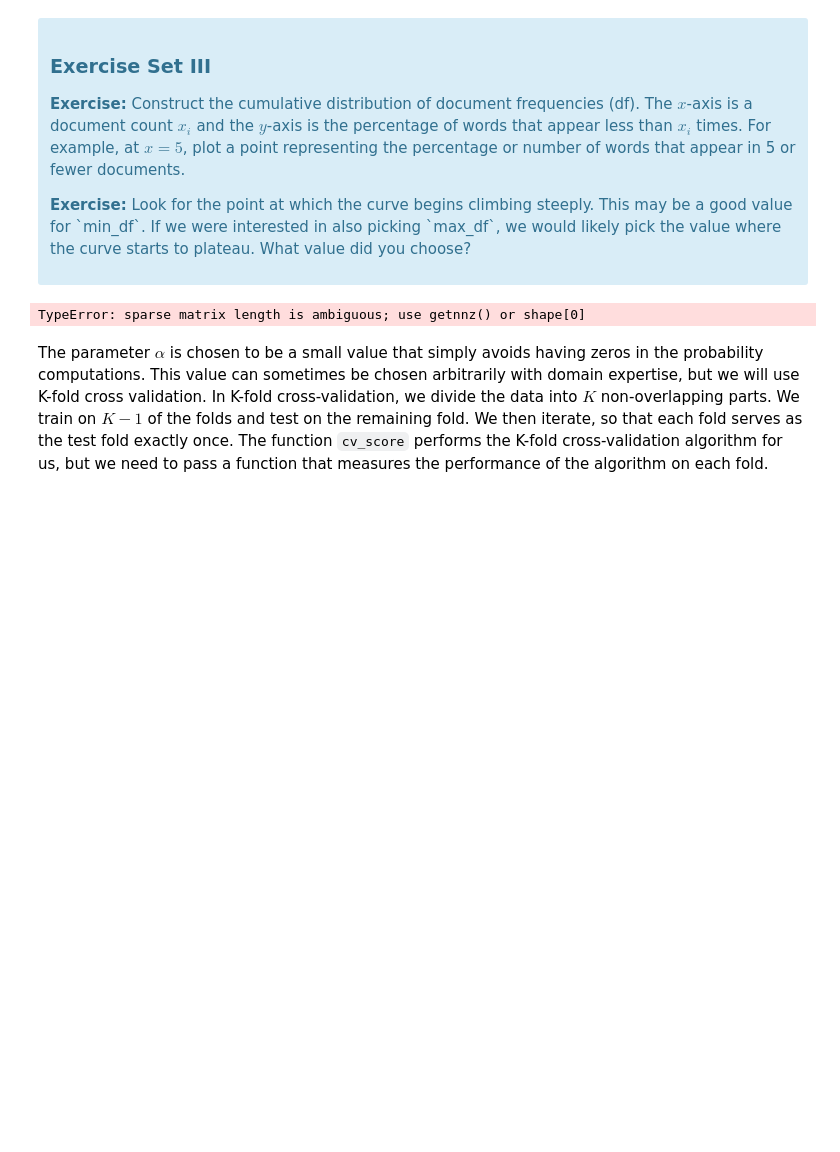
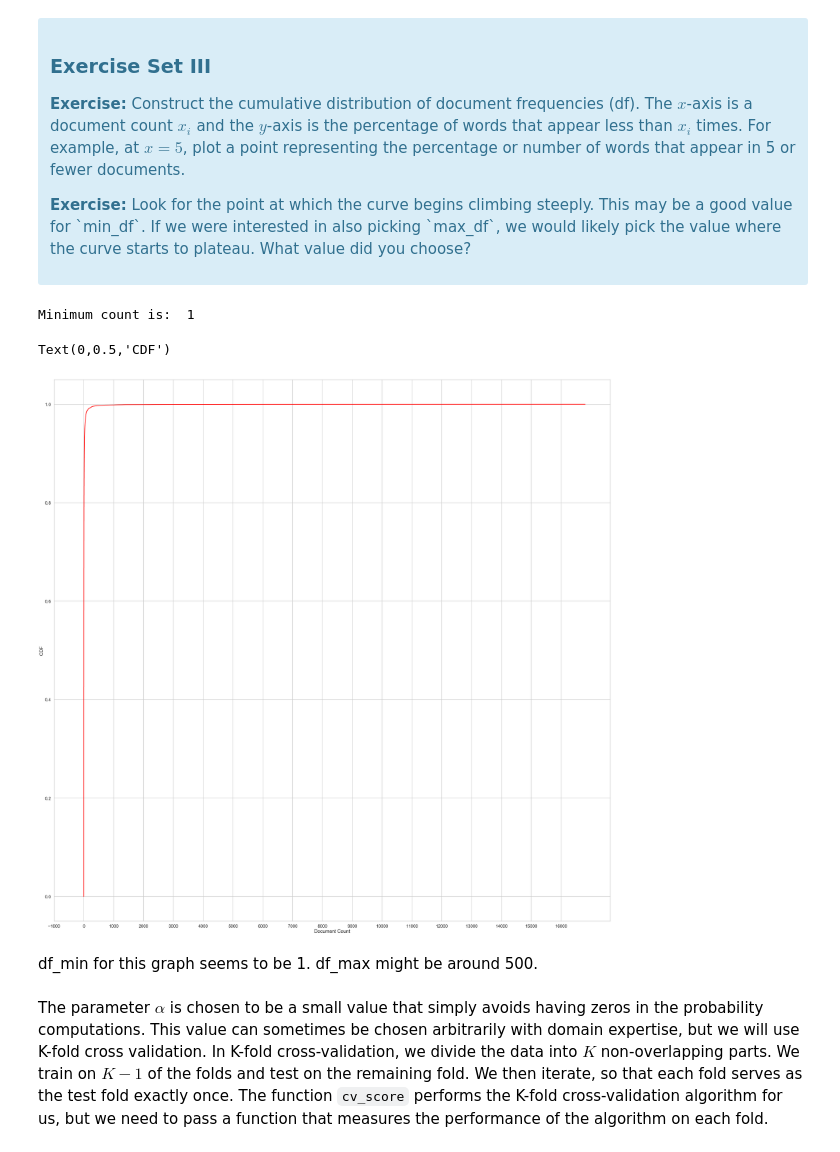
Before and after one commit to dariazhuk357/Springboard, a Jupyter notebook: Mini_Project_Naive_Bayes.ipynb, the cells around one changed output. Saved outputs shown, nothing was run; the diff lists cells and outputs as text; code cells hidden in the pictures; blank space fills up the shorter version.

```diff
--- a/Mini_Project_Naive_Bayes.ipynb
+++ b/Mini_Project_Naive_Bayes.ipynb
@@ -310,17 +311,25 @@ First, let's find an appropriate value for `min_df` for the `CountVectorizer`. `
 # %%
 # Your turn.
 def cdf(data):
     n=len(data)
     x=np.sort(data)
     y=np.arange(1,n+1)/n
     return x,y
 
-
-
-x_cdf,y_cdf= cdf(X)
-plt.plot(x_cdf,y_cdf, marker='.',linestyle='none',color='red')
+x_count_array=np.sum(x_narray, axis=0)
+print('Minimum count is: ',np.min(x_count_array))
+x_cdf,y_cdf= cdf(x_count_array)
+plt.figure(figsize=(50,50))
+plt.plot(x_cdf,y_cdf,color='red')
+plt.xticks(np.arange(-1000,16805,1000))
+plt.xlabel('Document Count')
+plt.ylabel('CDF')
 # %% [output]
-TypeError: sparse matrix length is ambiguous; use getnnz() or shape[0]
+Minimum count is:  1
+Text(0,0.5,'CDF')
+[figure, added]
+# %% [markdown]
+df_min for this graph seems to be 1. df_max might be around 500.
 # %% [markdown]
 The parameter $\alpha$ is chosen to be a small value that simply avoids having zeros in the probability computations. This value can sometimes be chosen arbitrarily with domain expertise, but we will use K-fold cross validation. In K-fold cross-validation, we divide the data into $K$ non-overlapping parts. We train on $K-1$ of the folds and test on the remaining fold. We then iterate, so that each fold serves as the test fold exactly once. The function `cv_score` performs the K-fold cross-validation algorithm for us, but we need to pass a function that measures the performance of the algorithm on each fold.
 # %%
```
Also changed, not shown: parts of 12 cells of this notebook.
